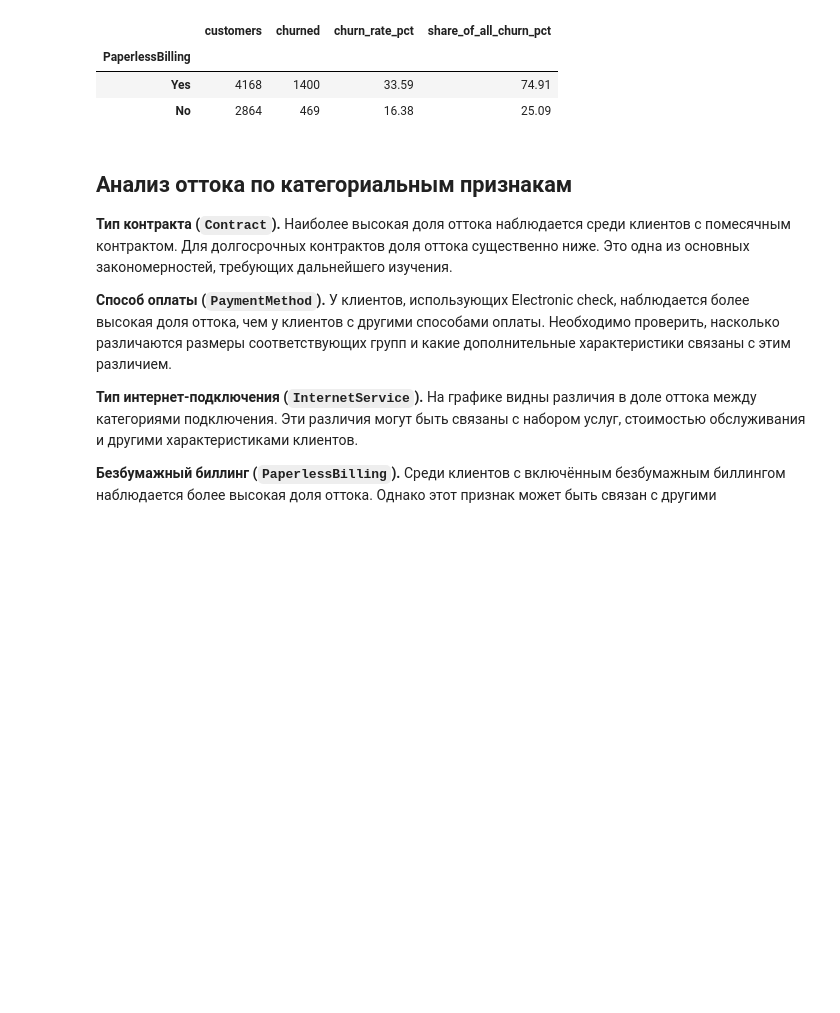
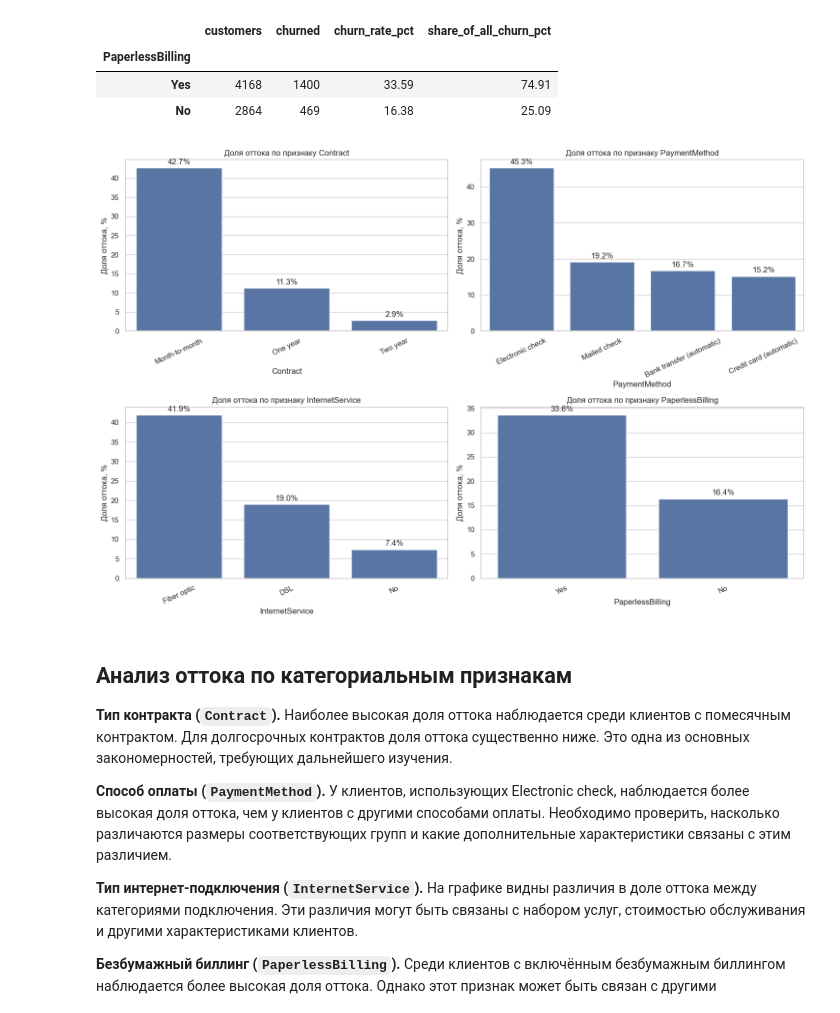
Before and after one commit to sober-ofc-not/churn-prediction, a Jupyter notebook: notebooks/01eda.ipynb, the cells around one changed output. Cells and saved outputs as stored; diff of their text form; code cells hidden in the pictures; blank space fills up the shorter version.

```diff
--- a/notebooks/01eda.ipynb
+++ b/notebooks/01eda.ipynb
@@ -371,6 +463,45 @@ for col in cat_cols:
 | PaperlessBilling |  |  |  |  |
 | Yes | 4168 | 1400 | 33.59 | 74.91 |
 | No | 2864 | 469 | 16.38 | 25.09 |
+# %%
+fig, axes = plt.subplots(2, 2, figsize=(15, 10))
+
+for col, ax in zip(cat_cols, axes.flat):
+    summary = churn_summary(df, col).sort_values(
+        "churn_rate_pct",
+        ascending=False
+    )
+
+    sns.barplot(
+        x=summary.index,
+        y=summary["churn_rate_pct"],
+        color="#4C72B0",
+        ax=ax
+    )
+
+    ax.set_title(f"Доля оттока по признаку {col}")
+    ax.set_xlabel(col)
+    ax.set_ylabel("Доля оттока, %")
+    ax.tick_params(axis="x", rotation=25)
+
+    for container in ax.containers:
+        ax.bar_label(
+            container,
+            fmt="%.1f%%",
+            padding=3
+        )
+
+plt.tight_layout()
+
+fig.savefig(
+    FIGURES_DIR / "categorical_churn_rates.png",
+    dpi=150,
+    bbox_inches="tight"
+)
+
+plt.show()
+# %% [output]
+[figure, added]
 # %% [markdown]
 ## Анализ оттока по категориальным признакам
 
```
Also changed, not shown: parts of 12 cells of this notebook.
